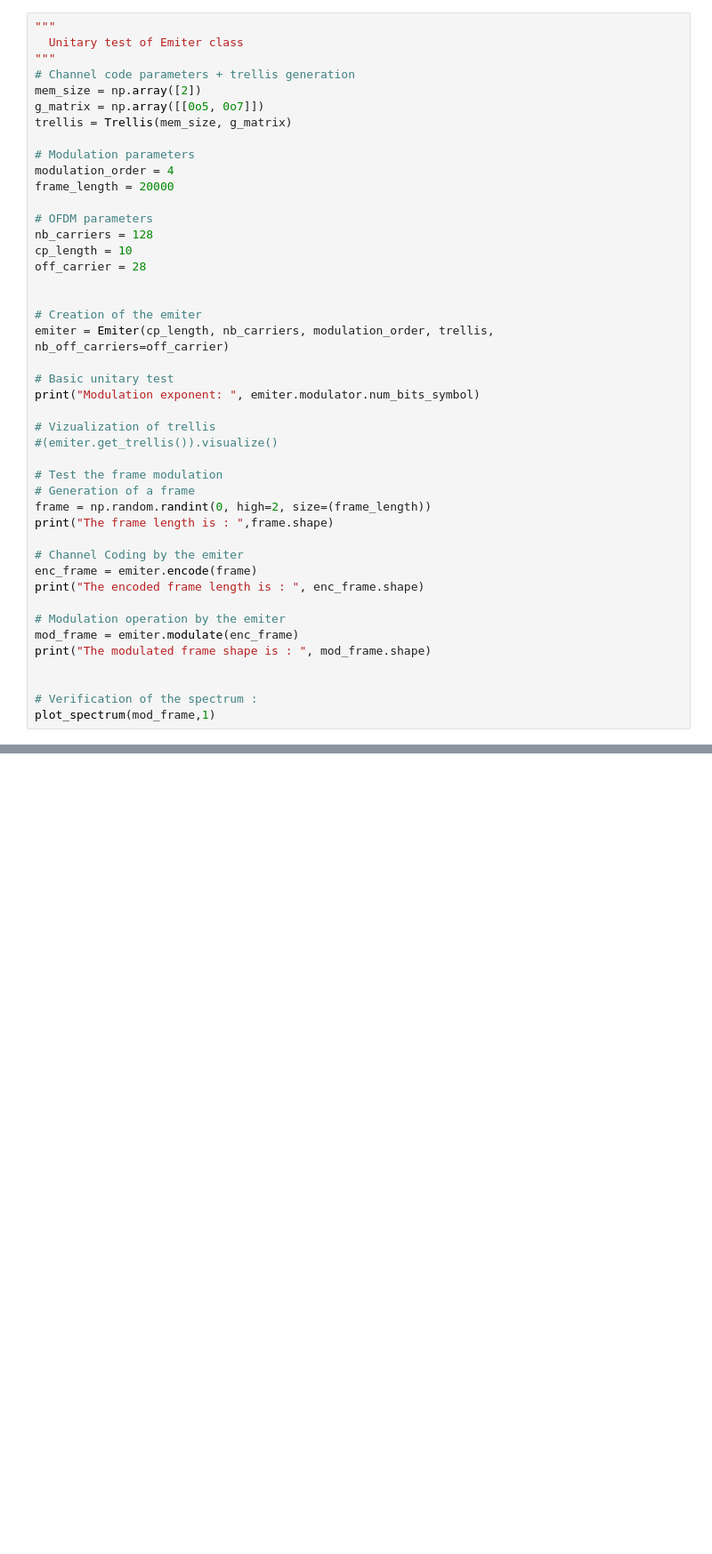
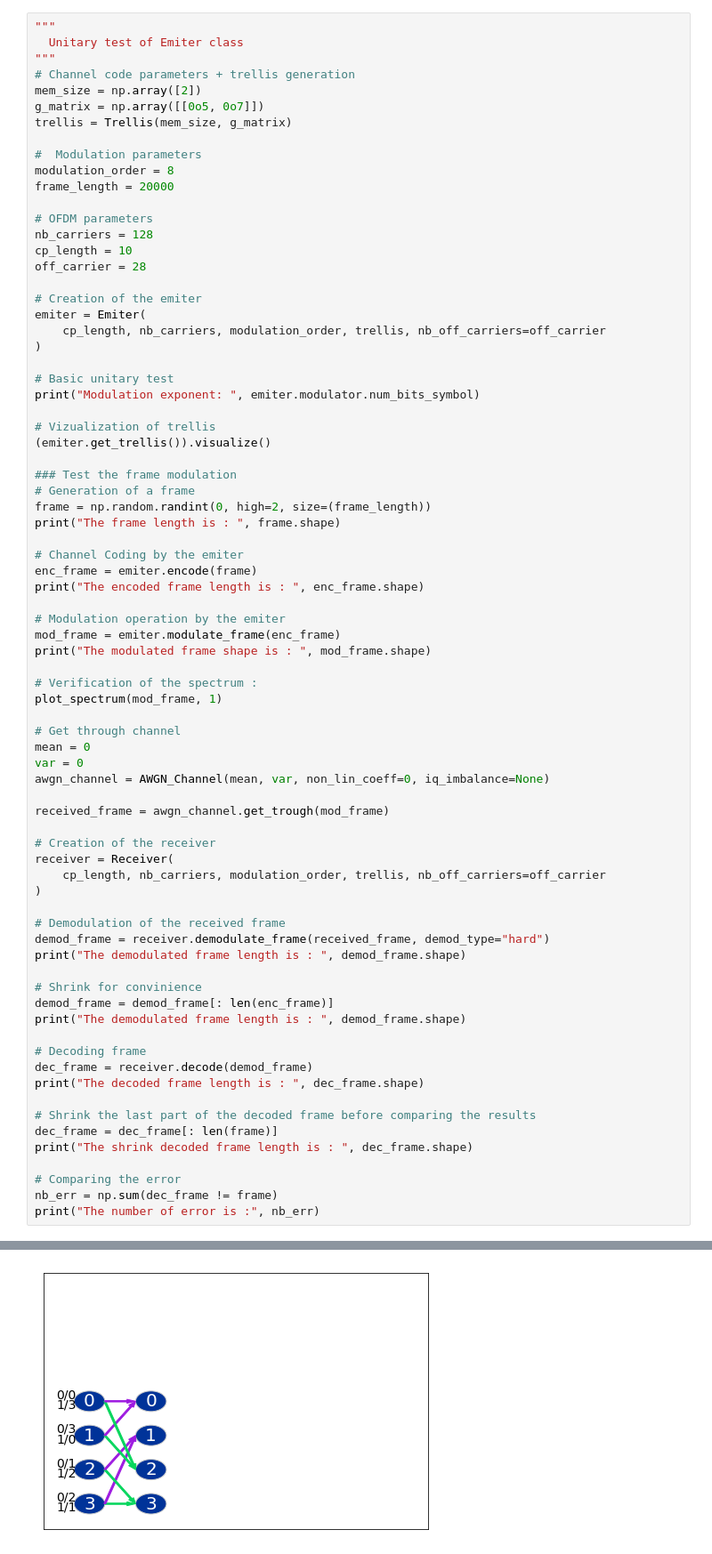
Before and after one commit to EricSoubigou/Deep-Net-Pre-Equalizer, a Jupyter notebook: online_label_recovery.ipynb, the cells around one changed output, grey strips where cells are left out. Shown: that part at 89% size. Cells and saved outputs as stored; diff of their text form; blank space fills up the shorter version.

```diff
--- a/online_label_recovery.ipynb
+++ b/online_label_recovery.ipynb
@@ -214,8 +336,8 @@ mem_size = np.array([2])
 g_matrix = np.array([[0o5, 0o7]])
 trellis = Trellis(mem_size, g_matrix)
 
-# Modulation parameters
-modulation_order = 4
+#  Modulation parameters
+modulation_order = 8
 frame_length = 20000
 
 # OFDM parameters
@@ -223,30 +345,62 @@ nb_carriers = 128
 cp_length = 10
 off_carrier = 28
 
-
 # Creation of the emiter
-emiter = Emiter(cp_length, nb_carriers, modulation_order, trellis, nb_off_carriers=off_carrier)
+emiter = Emiter(
+    cp_length, nb_carriers, modulation_order, trellis, nb_off_carriers=off_carrier
+)
 
 # Basic unitary test
 print("Modulation exponent: ", emiter.modulator.num_bits_symbol)
 
 # Vizualization of trellis
-#(emiter.get_trellis()).visualize()
+(emiter.get_trellis()).visualize()
 
-# Test the frame modulation
+### Test the frame modulation
 # Generation of a frame
 frame = np.random.randint(0, high=2, size=(frame_length))
-print("The frame length is : ",frame.shape)
+print("The frame length is : ", frame.shape)
 
 # Channel Coding by the emiter
 enc_frame = emiter.encode(frame)
 print("The encoded frame length is : ", enc_frame.shape)
 
 # Modulation operation by the emiter
-mod_frame = emiter.modulate(enc_frame)
+mod_frame = emiter.modulate_frame(enc_frame)
 print("The modulated frame shape is : ", mod_frame.shape)
 
+# Verification of the spectrum :
+plot_spectrum(mod_frame, 1)
 
-# Verification of the spectrum :
-plot_spectrum(mod_frame,1)
+# Get through channel
+mean = 0
+var = 0
+awgn_channel = AWGN_Channel(mean, var, non_lin_coeff=0, iq_imbalance=None)
+
+received_frame = awgn_channel.get_trough(mod_frame)
+
+# Creation of the receiver
+receiver = Receiver(
+    cp_length, nb_carriers, modulation_order, trellis, nb_off_carriers=off_carrier
+)
+
+# Demodulation of the received frame
+demod_frame = receiver.demodulate_frame(received_frame, demod_type="hard")
+print("The demodulated frame length is : ", demod_frame.shape)
+
+# Shrink for convinience
+demod_frame = demod_frame[: len(enc_frame)]
+print("The demodulated frame length is : ", demod_frame.shape)
+
+# Decoding frame
+dec_frame = receiver.decode(demod_frame)
+print("The decoded frame length is : ", dec_frame.shape)
+
+# Shrink the last part of the decoded frame before comparing the results
+dec_frame = dec_frame[: len(frame)]
+print("The shrink decoded frame length is : ", dec_frame.shape)
+
+# Comparing the error
+nb_err = np.sum(dec_frame != frame)
+print("The number of error is :", nb_err)
 # %% [output]
@@ -255,0 +408 @@ The encoded frame length is :  (40004,)
+[figure, new version]
```
Also changed, not shown: parts of 13 cells of this notebook.
